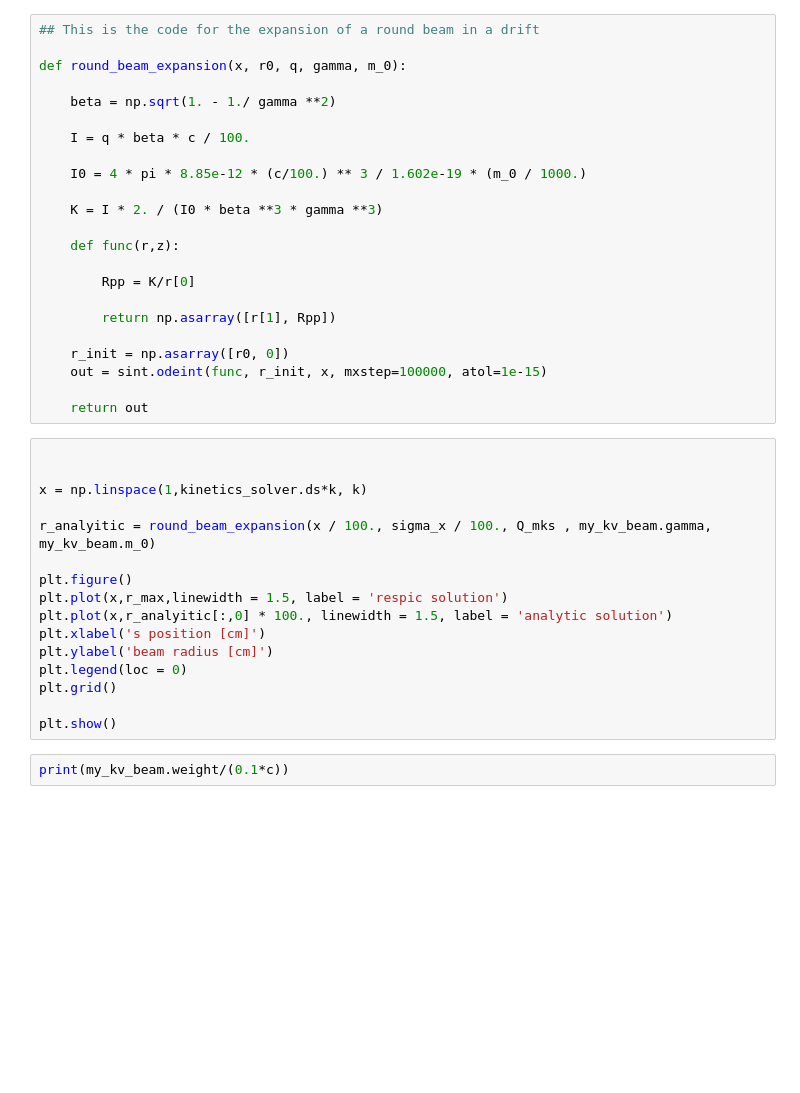
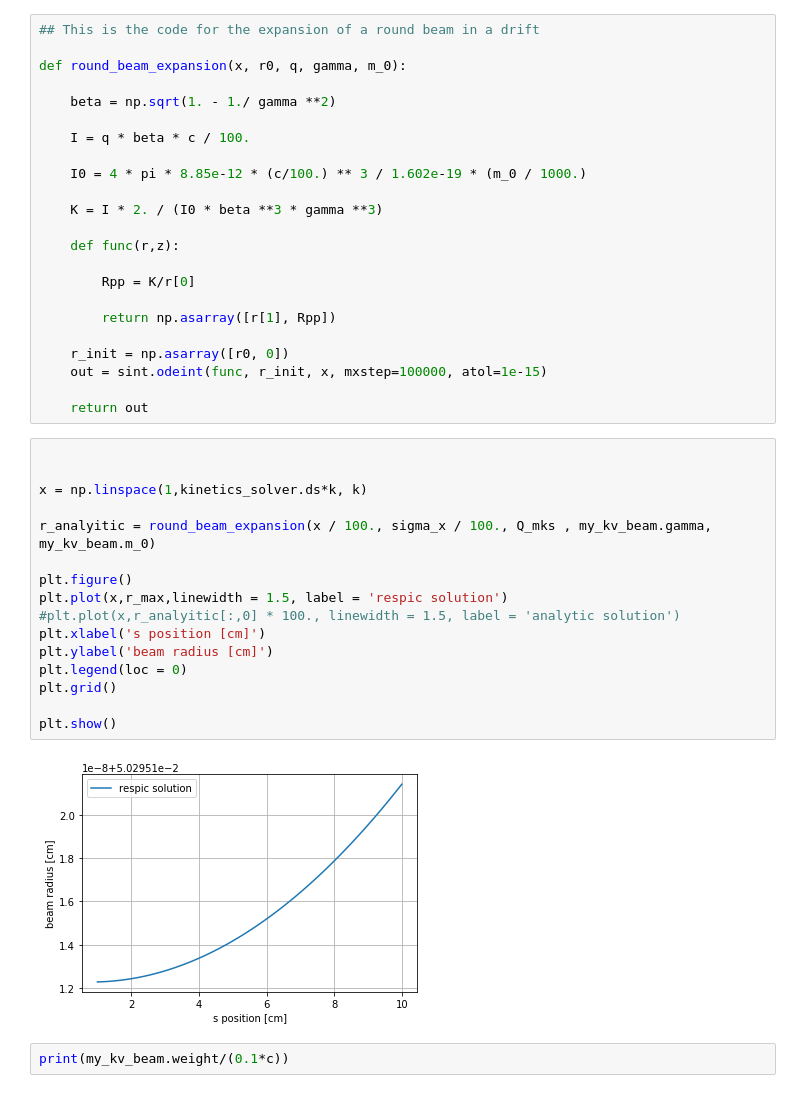
Before and after one commit to radiasoft/rsrespic, a Jupyter notebook: development/shell_gaussian_tests.ipynb, the cells around one changed output. Cells and saved outputs as stored; diff of their text form; blank space fills up the shorter version.

```diff
--- a/development/shell_gaussian_tests.ipynb
+++ b/development/shell_gaussian_tests.ipynb
@@ -246,18 +240,20 @@ def round_beam_expansion(x, r0, q, gamma, m_0):
 # %%
 
 
 x = np.linspace(1,kinetics_solver.ds*k, k)
 
 r_analyitic = round_beam_expansion(x / 100., sigma_x / 100., Q_mks , my_kv_beam.gamma, my_kv_beam.m_0)
 
 plt.figure()
 plt.plot(x,r_max,linewidth = 1.5, label = 'respic solution')
-plt.plot(x,r_analyitic[:,0] * 100., linewidth = 1.5, label = 'analytic solution')
+#plt.plot(x,r_analyitic[:,0] * 100., linewidth = 1.5, label = 'analytic solution')
 plt.xlabel('s position [cm]')
 plt.ylabel('beam radius [cm]')
 plt.legend(loc = 0)
 plt.grid()
 
 plt.show()
+# %% [output]
+[figure, added]
 # %%
 print(my_kv_beam.weight/(0.1*c))
```
Also changed, not shown: parts of 6 cells of this notebook, 2 other files.
